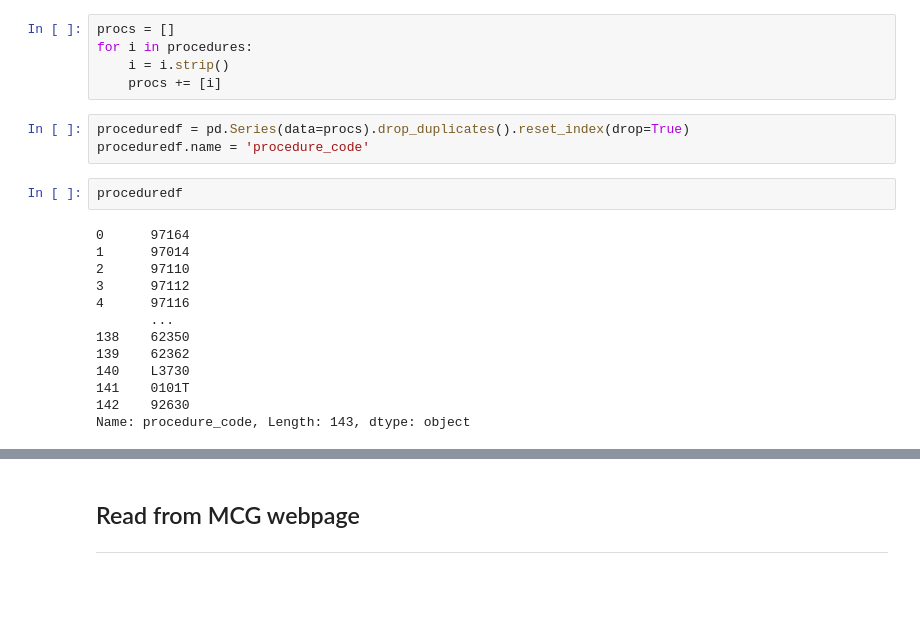
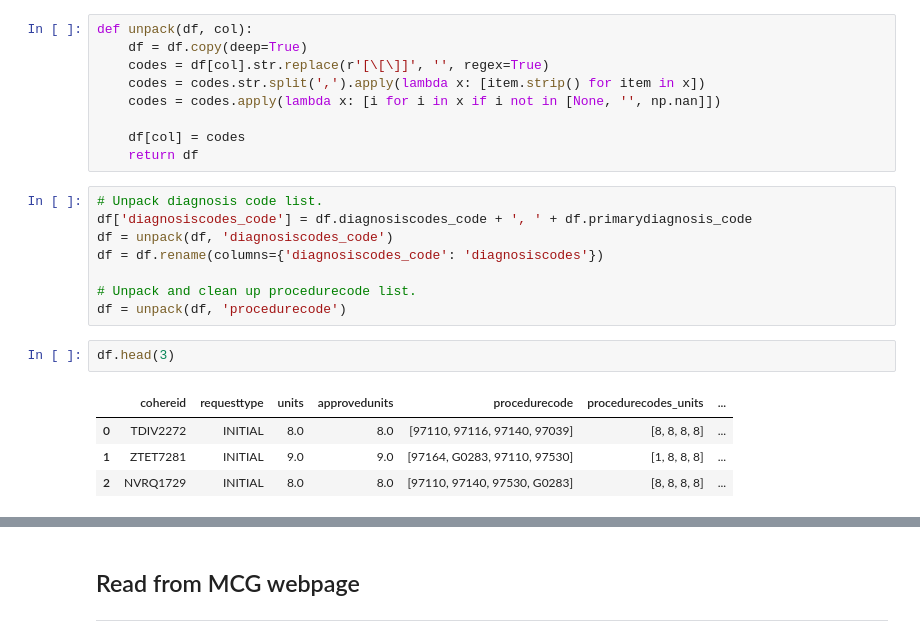
Before and after one commit to ruthranc-cohere/adhoc-scratch, a Jupyter notebook: notebooks/retro_impact_therapy.ipynb, the cells around one changed output, grey strips where cells are left out. Drawn from its saved outputs; the diff is of its cells as text; blank space fills up the shorter version.

```diff
--- a/notebooks/retro_impact_therapy.ipynb
+++ b/notebooks/retro_impact_therapy.ipynb
@@ -26,23 +94,24 @@ procedures = procedures.split(',')
-# %%
-procs = []
-for i in procedures:
-    i = i.strip()
-    procs += [i]
-# %%
-proceduredf = pd.Series(data=procs).drop_duplicates().reset_index(drop=True)
-proceduredf.name = 'procedure_code'
-# %%
-proceduredf
-# %% [output]
-0      97164
-1      97014
-2      97110
-3      97112
-4      97116
-       ...
-138    62350
-139    62362
-140    L3730
-141    0101T
-142    92630
-Name: procedure_code, Length: 143, dtype: object
+# %%
+def unpack(df, col):
+    df = df.copy(deep=True)
+    codes = df[col].str.replace(r'[\[\]]', '', regex=True)
+    codes = codes.str.split(',').apply(lambda x: [item.strip() for item in x])
+    codes = codes.apply(lambda x: [i for i in x if i not in [None, '', np.nan]])
+
+    df[col] = codes
+    return df
+# %%
+# Unpack diagnosis code list.
+df['diagnosiscodes_code'] = df.diagnosiscodes_code + ', ' + df.primarydiagnosis_code
+df = unpack(df, 'diagnosiscodes_code')
+df = df.rename(columns={'diagnosiscodes_code': 'diagnosiscodes'})
+
+# Unpack and clean up procedurecode list.
+df = unpack(df, 'procedurecode')
+# %%
+df.head(3)
+# %% [output]
+|  | cohereid | requesttype | units | approvedunits | procedurecode | procedurecodes_units | ... |
+| 0 | TDIV2272 | INITIAL | 8.0 | 8.0 | [97110, 97116, 97140, 97039] | [8, 8, 8, 8] | ... |
+| 1 | ZTET7281 | INITIAL | 9.0 | 9.0 | [97164, G0283, 97110, 97530] | [1, 8, 8, 8] | ... |
+| 2 | NVRQ1729 | INITIAL | 8.0 | 8.0 | [97110, 97140, 97530, G0283] | [8, 8, 8, 8] | ... |
```
Also changed, not shown: parts of 21 cells of this notebook.
